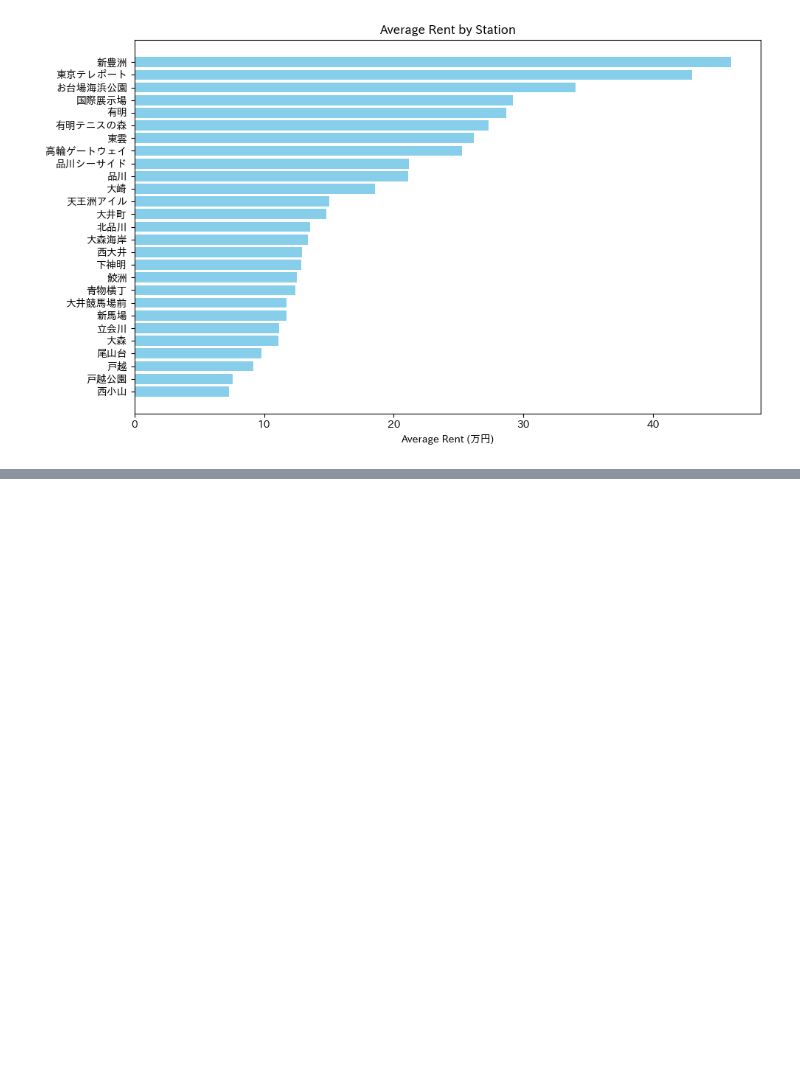
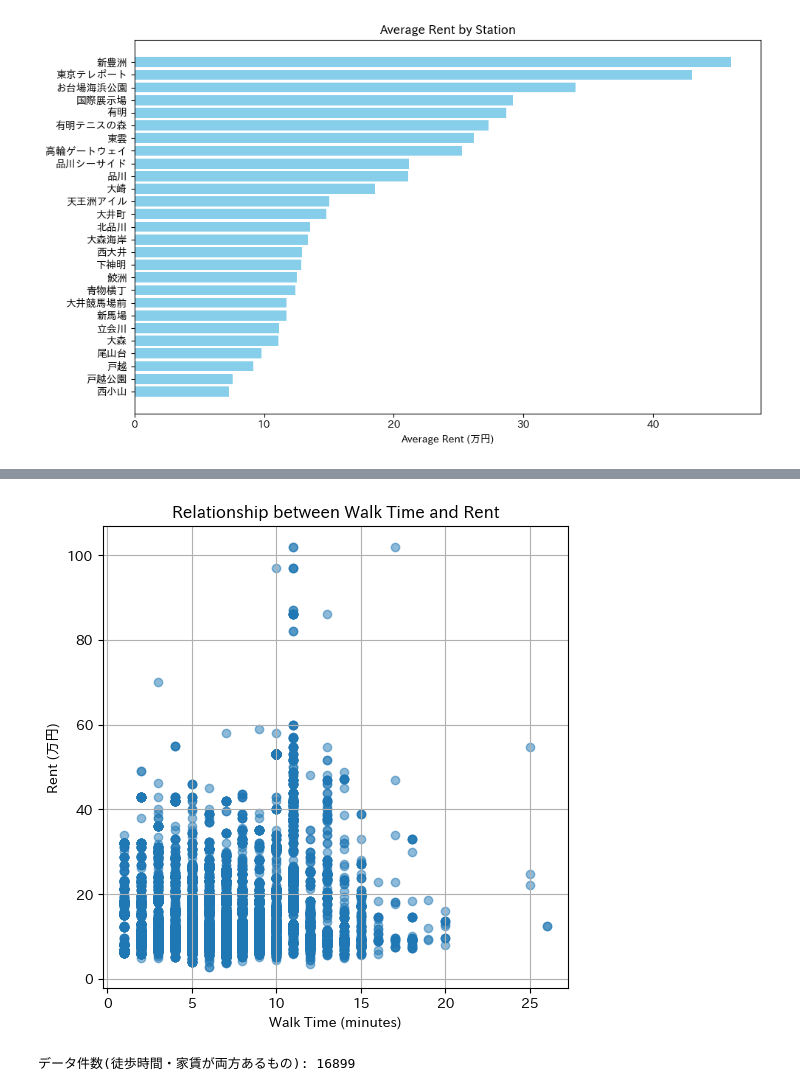
Before and after one commit to sakata5103/dsprog2, a Jupyter notebook: last/sukureipingu.ipynb, the cells around one changed output, grey strips where cells are left out. Drawn from its saved outputs; the diff is of its cells as text; code cells hidden in the pictures; blank space fills up the shorter version.

```diff
--- a/last/sukureipingu.ipynb
+++ b/last/sukureipingu.ipynb
@@ -1419,0 +1518,15 @@ plt.show()
+# %%
+# In[2]
+
+# DBから全データを取得
+loader = SuumoDataLoader("suumo_listings.db")
+df_all = loader.load_data()
+
+# 前処理 (賃料と徒歩時間を数値化)
+df_all_prep = parse_data(df_all)
+
+print("=== 先頭5件を表示 ===")
+display(df_all_prep.head(5))
+
+print("=== walk_time 列が数値化されているか確認 ===")
+display(df_all_prep[["bus_walk", "walk_time"]].head(10))
@@ -1419,0 +1553,17 @@ plt.show()
+# %%
+# In[3]
+
+df_plot = df_all_prep.dropna(subset=["walk_time", "price"]).copy()
+
+plt.figure(figsize=(6,6))
+plt.scatter(df_plot["walk_time"], df_plot["price"], alpha=0.5)
+plt.title("Relationship between Walk Time and Rent")
+plt.xlabel("Walk Time (minutes)")
+plt.ylabel("Rent (万円)")
+plt.grid(True)
+plt.show()
+
+print(f"データ件数(徒歩時間・家賃が両方あるもの): {len(df_plot)}")
+# %% [output]
+[figure, added]
+データ件数(徒歩時間・家賃が両方あるもの): 16899
```
Also changed, not shown: parts of 6 cells of this notebook.
